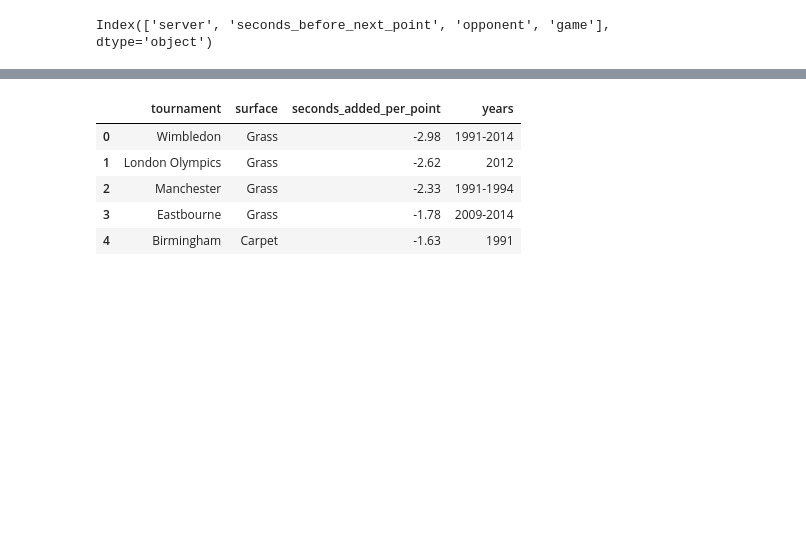
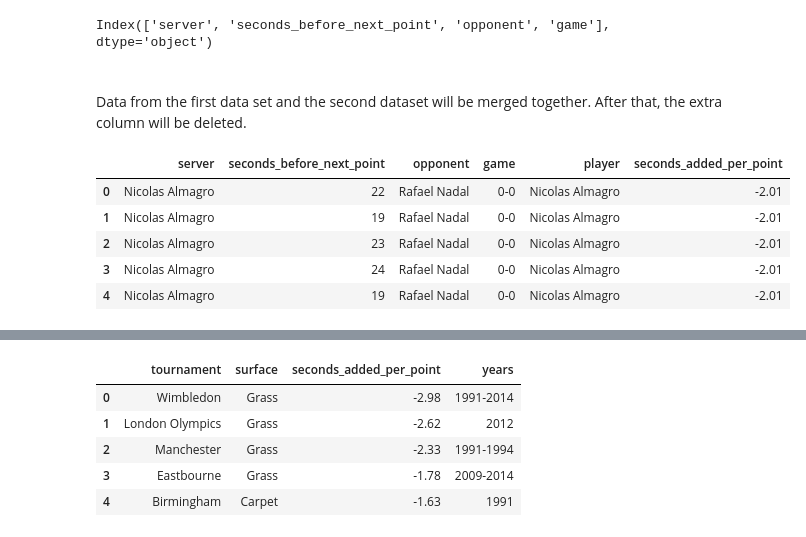
Before and after one commit to KhalidAgha20/coursework-1-KhalidAgha20, a Jupyter notebook: README.ipynb, the cells around one changed output, grey strips where cells are left out. Drawn from its saved outputs; the diff is of its cells as text; code cells hidden in the pictures; blank space fills up the shorter version.

Commit message:
explored data, added weekly reports, and included references

```diff
--- a/README.ipynb
+++ b/README.ipynb
@@ -214,3 +214,17 @@ df_servetimes.drop(['day','game_score','set'], axis = 1, inplace = True)
 df_servetimes.columns
 # %% [output]
 Index(['server', 'seconds_before_next_point', 'opponent', 'game'], dtype='object')
+# %% [markdown]
+<br>
+Data from the first data set and the second dataset will be merged together. After that, the extra column will be
+deleted.
+# %%
+df_merged=df_servetimes.merge(df_playerstime, how='left', left_on='server', right_on='player')
+df_merged.head(5)
+# %% [output]
+|  | server | seconds_before_next_point | opponent | game | player | seconds_added_per_point |
+| 0 | Nicolas Almagro | 22 | Rafael Nadal | 0-0 | Nicolas Almagro | -2.01 |
+| 1 | Nicolas Almagro | 19 | Rafael Nadal | 0-0 | Nicolas Almagro | -2.01 |
+| 2 | Nicolas Almagro | 23 | Rafael Nadal | 0-0 | Nicolas Almagro | -2.01 |
+| 3 | Nicolas Almagro | 24 | Rafael Nadal | 0-0 | Nicolas Almagro | -2.01 |
+| 4 | Nicolas Almagro | 19 | Rafael Nadal | 0-0 | Nicolas Almagro | -2.01 |
```
Also changed, not shown: parts of 12 cells of this notebook.
